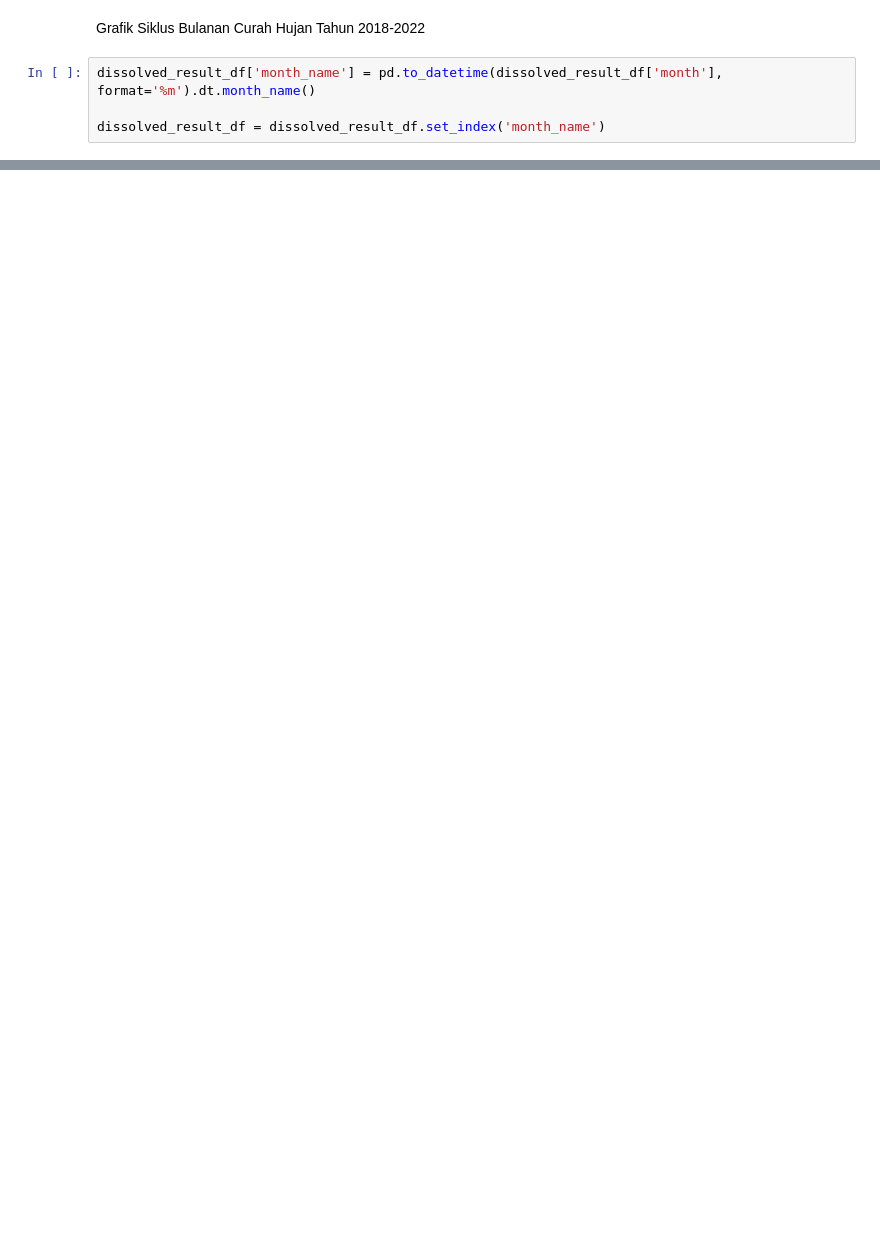
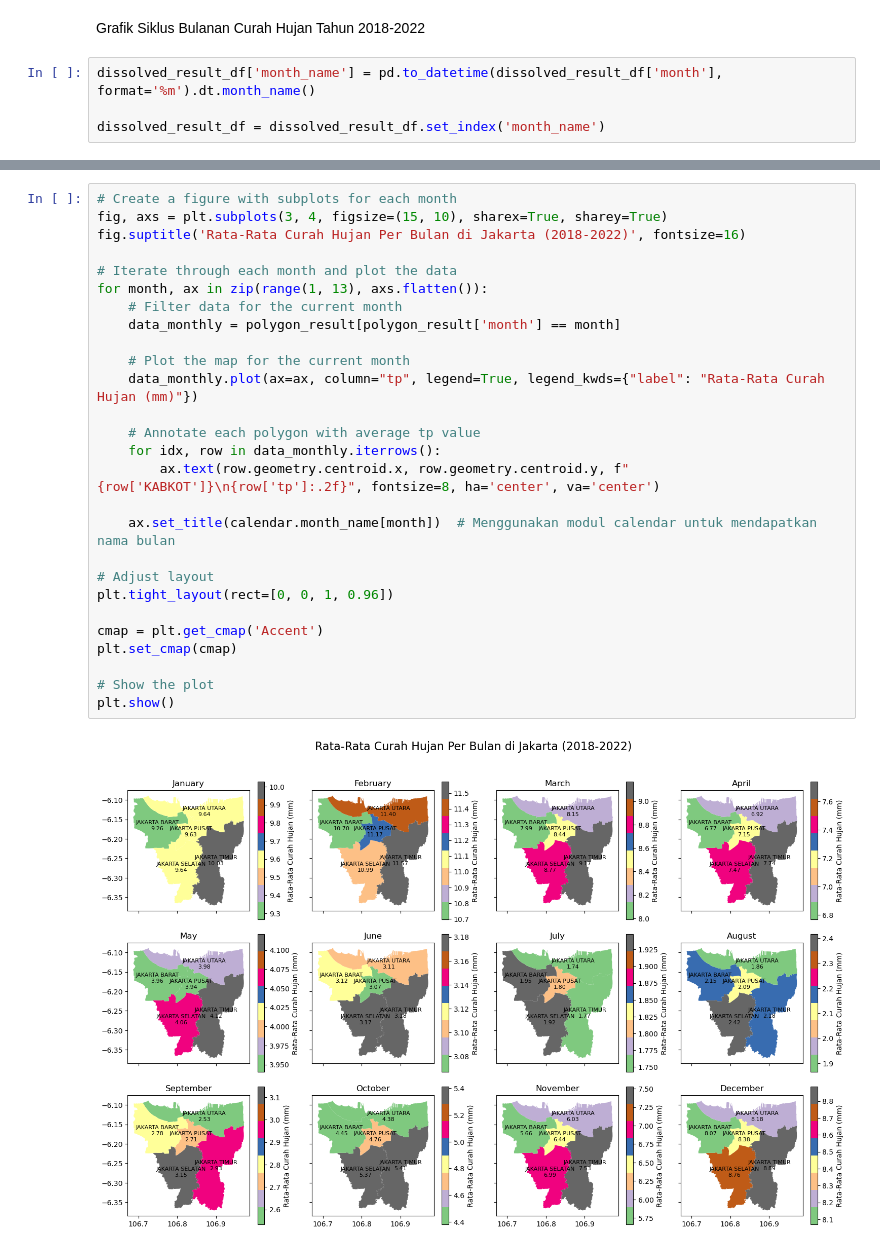
Before and after one commit to Putrizhn/script_putri, a Jupyter notebook: curah_hujan/result_tp_noyear.ipynb, the cells around one changed output, grey strips where cells are left out. Drawn from its saved outputs; the diff is of its cells as text; blank space fills up the shorter version.

```diff
--- a/curah_hujan/result_tp_noyear.ipynb
+++ b/curah_hujan/result_tp_noyear.ipynb
@@ -177,0 +232,29 @@ plt.show()
+# %%
+# Create a figure with subplots for each month
+fig, axs = plt.subplots(3, 4, figsize=(15, 10), sharex=True, sharey=True)
+fig.suptitle('Rata-Rata Curah Hujan Per Bulan di Jakarta (2018-2022)', fontsize=16)
+
+# Iterate through each month and plot the data
+for month, ax in zip(range(1, 13), axs.flatten()):
+    # Filter data for the current month
+    data_monthly = polygon_result[polygon_result['month'] == month]
+
+    # Plot the map for the current month
+    data_monthly.plot(ax=ax, column="tp", legend=True, legend_kwds={"label": "Rata-Rata Curah Hujan (mm)"})
+
+    # Annotate each polygon with average tp value
+    for idx, row in data_monthly.iterrows():
+        ax.text(row.geometry.centroid.x, row.geometry.centroid.y, f"{row['KABKOT']}\n{row['tp']:.2f}", fontsize=8, ha='center', va='center')
+
+    ax.set_title(calendar.month_name[month])  # Menggunakan modul calendar untuk mendapatkan nama bulan
+
+# Adjust layout
+plt.tight_layout(rect=[0, 0, 1, 0.96])
+
+cmap = plt.get_cmap('Accent')
+plt.set_cmap(cmap)
+
+# Show the plot
+plt.show()
+# %% [output]
+[figure, added]
```
Also changed, not shown: parts of 5 cells of this notebook, 1 other file.
